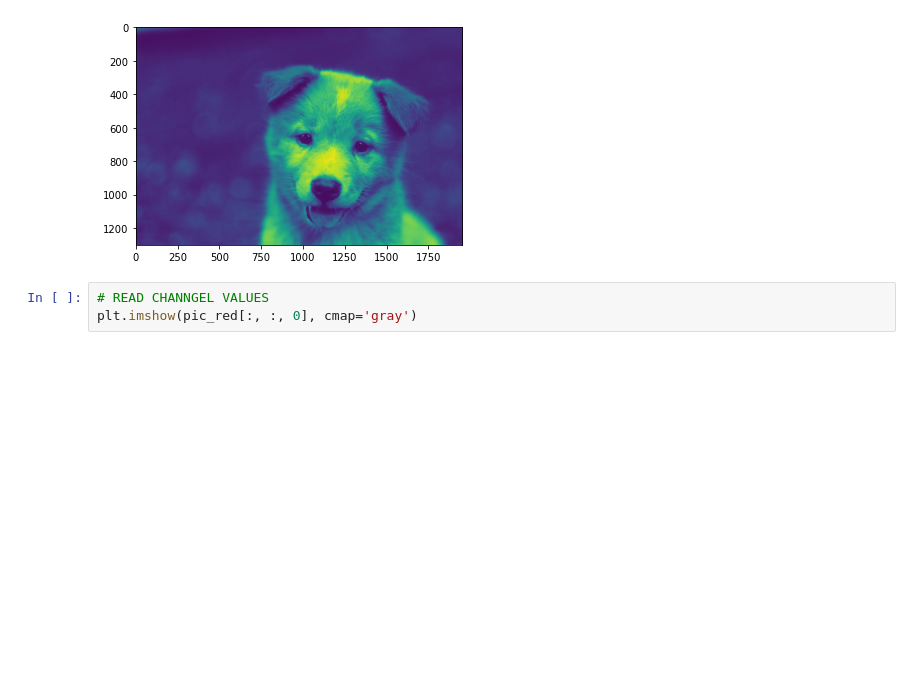
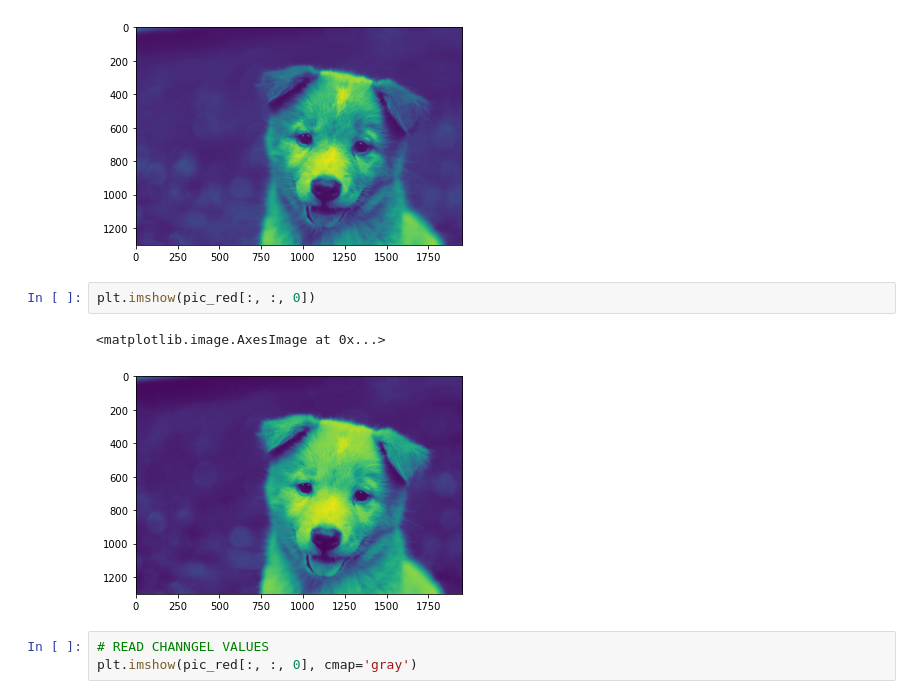
Before and after one commit to amirhoseinsalimi/computer-vision-with-opencv-and-deep-learning-course, a Jupyter notebook: 01_numpy_and_image_basics/03_images_and_numpy.ipynb, the cells around one changed output. Drawn from its saved outputs; the diff is of its cells as text; blank space fills up the shorter version.

```diff
--- a/01_numpy_and_image_basics/03_images_and_numpy.ipynb
+++ b/01_numpy_and_image_basics/03_images_and_numpy.ipynb
@@ -61,6 +61,11 @@ plt.imshow(pic_red[:, :, 1])
 # %% [output]
 <matplotlib.image.AxesImage at 0x...>
 [figure]
+# %%
+plt.imshow(pic_red[:, :, 0])
+# %% [output]
+<matplotlib.image.AxesImage at 0x...>
+[figure, added]
 # %%
 # READ CHANNGEL VALUES
 plt.imshow(pic_red[:, :, 0], cmap='gray')
```
Also changed, not shown: parts of 1 cell of this notebook, 2 other files.
